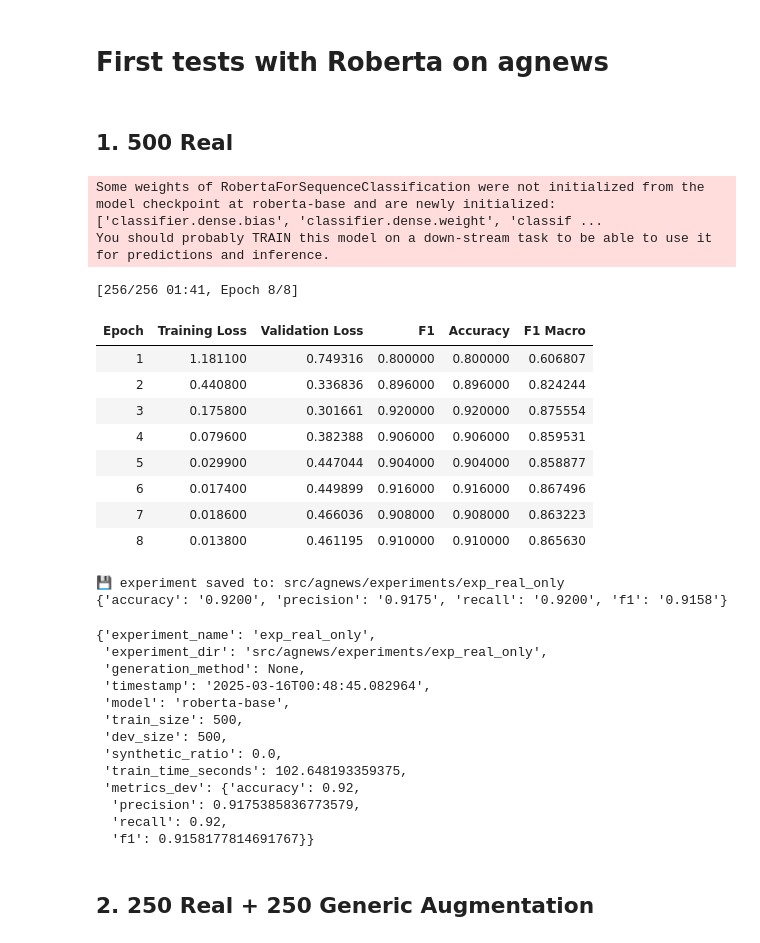
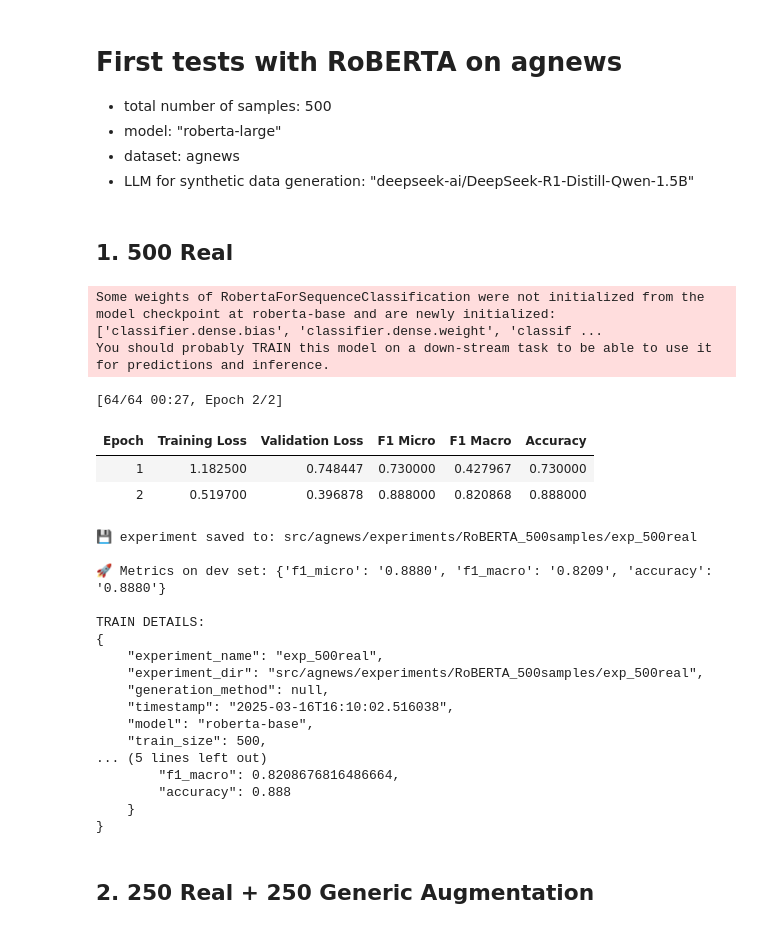
Before and after one commit to AlessandroGhiotto/thesis-nlp, a Jupyter notebook: src/agnews/run_multiclassRoBERTA_agnews.ipynb, the cells around one changed output. Drawn from its saved outputs; the diff is of its cells as text; code cells hidden in the pictures.

Commit message:
minor changes run_multiclassRoBERTA

```diff
--- a/src/agnews/run_multiclassRoBERTA_agnews.ipynb
+++ b/src/agnews/run_multiclassRoBERTA_agnews.ipynb
@@ -1,4 +1,9 @@
-# %% [markdown]
-# First tests with Roberta on agnews
+# %% [markdown]
+# First tests with RoBERTA on agnews
+
+- total number of samples: 500
+- model: "roberta-large"
+- dataset: agnews
+- LLM for synthetic data generation: "deepseek-ai/DeepSeek-R1-Distill-Qwen-1.5B"
 # %%
 import os
@@ -19,11 +26,16 @@ from sklearn.model_selection import train_test_split
 # %%
+FOLDER_DIR = "src/agnews/experiments/RoBERTA_500samples"
+LOG_DIR = os.path.join(FOLDER_DIR, "RoBERTA_log.json")
+
+### LOAD DATA ###
+# real data
 real_train_df = pd.read_csv("real_data/train/agnewstrainAll.csv").rename(columns={"2": "text", "3": "label"})
 real_train_df.drop(columns=["0", "1"], inplace=True)
 
 # Take 500 samples for dev set
 real_train_df, dev_df = train_test_split(real_train_df, test_size=500, random_state=42, stratify=real_train_df["label"])
 
-# synthetic data
+# synthetic data (generic and targeted)
 syn_generic_df, _ = get_generated_examples_df("synthetic_data/datasets/syn_agnews_baseline_500.json")
 syn_targeted_df, _ = get_generated_examples_df("synthetic_data/datasets/syn_agnews_targeted+tags_500.json")
 syn_targeted_df = syn_targeted_df.drop(columns=["phenomena"])
@@ -31,49 +43,49 @@ syn_targeted_df = syn_targeted_df.drop(columns=["phenomena"])
 ## 1. 500 Real
 # %%
 results = []
+name = "exp_500real"
 train_details = main_multiclassRoBERTA(
     real_df=real_train_df,
     synth_df=None,
     dev_df=dev_df,
     synth_ratio=0.0,
     max_samples=500,
-    output_dir="src/agnews/experiments/exp_500real",
-    log_dir="src/agnews/experiments/RoBERTA_log.json",
+    output_dir=os.path.join(FOLDER_DIR, name),
+    log_dir=LOG_DIR,
     generation_method=None,
+    save_model=True,
+    save_dataset=True,
 )
-display(train_details)
+print("\nTRAIN DETAILS:")
+print(json.dumps(train_details, indent=4))
 
 res = train_details["metrics_dev"]
-res["method"] = "500real"
+res["method"] = name.replace("exp_", "")
 results.append(res)
 # %% [output]
 Some weights of RobertaForSequenceClassification were not initialized from the model checkpoint at roberta-base and are newly initialized: ['classifier.dense.bias', 'classifier.dense.weight', 'classif ...
 You should probably TRAIN this model on a down-stream task to be able to use it for predictions and inference.
-[256/256 01:41, Epoch 8/8]
+[64/64 00:27, Epoch 2/2]
-| Epoch | Training Loss | Validation Loss | F1 | Accuracy | F1 Macro |
-| 1 | 1.181100 | 0.749316 | 0.800000 | 0.800000 | 0.606807 |
-| 2 | 0.440800 | 0.336836 | 0.896000 | 0.896000 | 0.824244 |
-| 3 | 0.175800 | 0.301661 | 0.920000 | 0.920000 | 0.875554 |
-| 4 | 0.079600 | 0.382388 | 0.906000 | 0.906000 | 0.859531 |
-| 5 | 0.029900 | 0.447044 | 0.904000 | 0.904000 | 0.858877 |
-| 6 | 0.017400 | 0.449899 | 0.916000 | 0.916000 | 0.867496 |
-| 7 | 0.018600 | 0.466036 | 0.908000 | 0.908000 | 0.863223 |
-| 8 | 0.013800 | 0.461195 | 0.910000 | 0.910000 | 0.865630 |
+| Epoch | Training Loss | Validation Loss | F1 Micro | F1 Macro | Accuracy |
+| 1 | 1.182500 | 0.748447 | 0.730000 | 0.427967 | 0.730000 |
+| 2 | 0.519700 | 0.396878 | 0.888000 | 0.820868 | 0.888000 |
-💾 experiment saved to: src/agnews/experiments/exp_real_only
-{'accuracy': '0.9200', 'precision': '0.9175', 'recall': '0.9200', 'f1': '0.9158'}
+💾 experiment saved to: src/agnews/experiments/RoBERTA_500samples/exp_500real
+
+🚀 Metrics on dev set: {'f1_micro': '0.8880', 'f1_macro': '0.8209', 'accuracy': '0.8880'}
+
+TRAIN DETAILS:
+{
+    "experiment_name": "exp_500real",
+    "experiment_dir": "src/agnews/experiments/RoBERTA_500samples/exp_500real",
+    "generation_method": null,
+    "timestamp": "2025-03-16T16:10:02.516038",
+    "model": "roberta-base",
+    "train_size": 500,
+... (5 lines left out)
+        "f1_macro": 0.8208676816486664,
+        "accuracy": 0.888
+    }
+}
-{'experiment_name': 'exp_real_only',
- 'experiment_dir': 'src/agnews/experiments/exp_real_only',
- 'generation_method': None,
- 'timestamp': '2025-03-16T00:48:45.082964',
- 'model': 'roberta-base',
- 'train_size': 500,
- 'dev_size': 500,
- 'synthetic_ratio': 0.0,
- 'train_time_seconds': 102.648193359375,
- 'metrics_dev': {'accuracy': 0.92,
-  'precision': 0.9175385836773579,
-  'recall': 0.92,
-  'f1': 0.9158177814691767}}
 # %% [markdown]
 ## 2. 250 Real + 250 Generic Augmentation
 # %%
```
Also changed, not shown: parts of 7 cells of this notebook, 10 other files.
